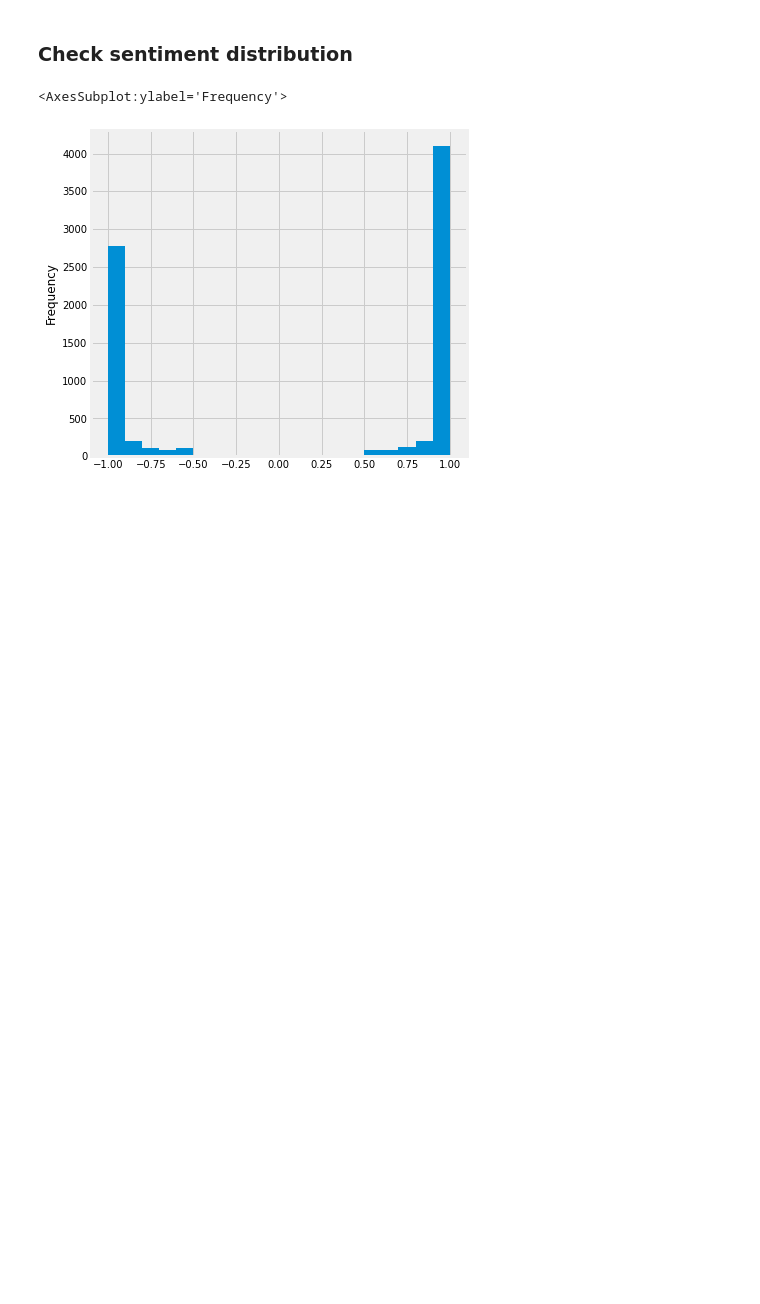
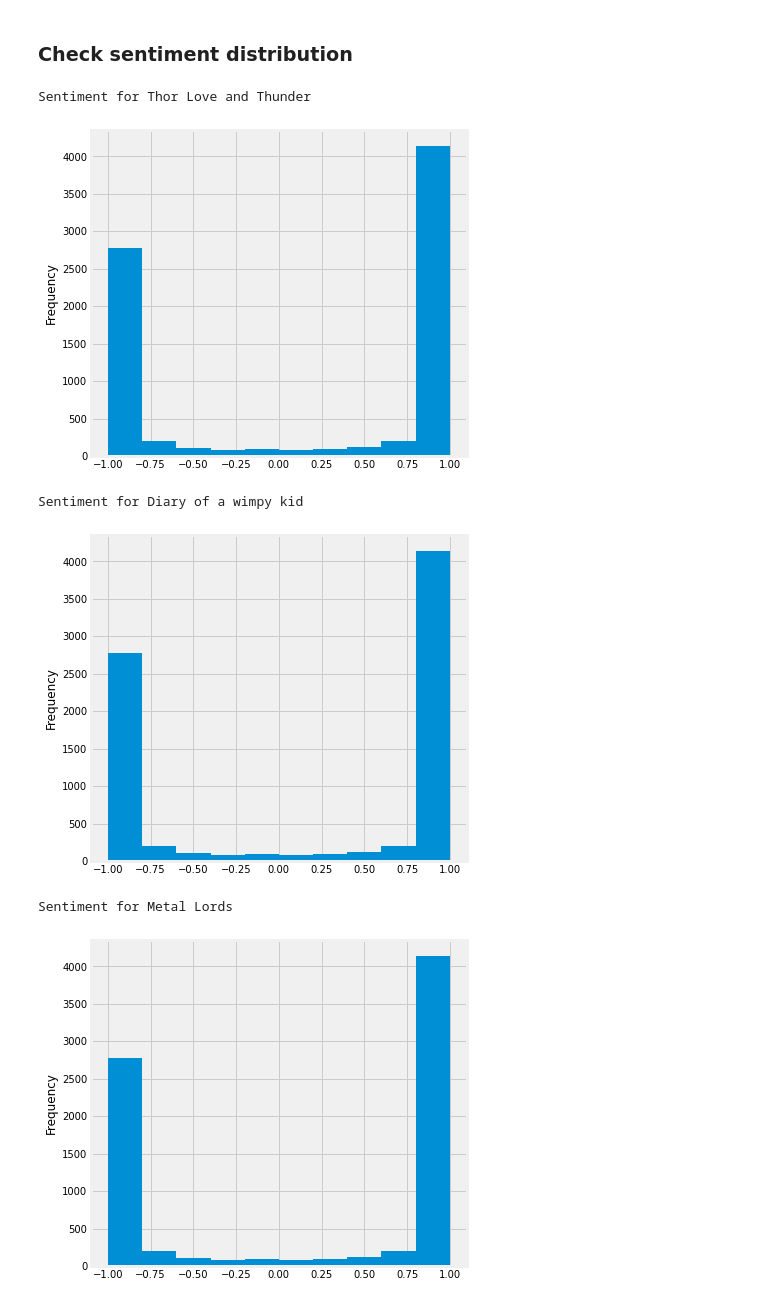
Before and after one commit to ShutDownMan/MinerandoDados, a Jupyter notebook: Trabalho 3/Trabalho_3.ipynb, the cells around one changed output. Cells and saved outputs as stored; diff of their text form; code cells hidden in the pictures; blank space fills up the shorter version.

```diff
--- a/Trabalho 3/Trabalho_3.ipynb
+++ b/Trabalho 3/Trabalho_3.ipynb
@@ -43,8 +45,7 @@ Os próximos trechos de código foram obtidos deste [link](https://medium.com/@d
 # %% [markdown]
 ### Setup account
 # %%
-# log=pd.read_csv('colocar_suas_credenciais')
-consumer_key=os.getenv('API_KEY')
+consumer_key=os.environ['API_KEY']
 consumer_secret=os.environ['API_SECRET']
 access_token=os.environ['ACCESS_TOKEN']
 access_token_secret=os.environ['ACCESS_TOKEN_SECRET']
@@ -71,7 +74,7 @@ tweet_count = 10_000
 df = pd.DataFrame()
 
 for movie in movie_names:
-	t_query = movie + " exclude:retweets"
+	t_query = f"{movie} exclude:retweets"
 	tweets = tweepy.Cursor(api.search_tweets, q=t_query,
 						result_type="recent", count=tweet_count, lang="en").items(tweet_count)
 	list_tweets = [tweet for tweet in tweets]
@@ -91,4 +94,5 @@ for movie in movie_names:
 
 		df = pd.concat([df, curr_df], axis=0)
 
-	display(df.head())
+	display(df.tail())
+	display(df.shape)
@@ -129,10 +162,7 @@ display(df.tail())
 ### Preprocessing
 # %%
 # remove name of person who tweeted
-df['text'] = df['text'].apply((lambda x: re.sub(r'@[A-Za-z0-9]+', '', x)))
-
-# remove hashtags
-df['text'] = df['text'].apply((lambda x: re.sub(r'#', '', x)))
+df['text'] = df['text'].apply((lambda x: re.sub(r'@[_A-Za-z0-9]+', '', x)))
 
 # remove urls
 df['text'] = df['text'].apply((lambda x: re.sub(r'https?://[A-Za-z0-9./]+', '', x)))
@@ -169,7 +199,7 @@ movies = df['movie'].unique()
 print(movies)
 
 stopwords = set(STOPWORDS)
-for stp_word in ['movie', 'thor', 'love', 'thunder', 'metal', 'lords', 'diary', 'wimpy', 'kid']:
+for stp_word in ['movie', 'thor', 'love', 'thunder', 'metal', 'lords', 'diary', 'wimpy', 'kid', 'netflix', 'watching']:
     stopwords.add(stp_word)
 
 for movie in movies:
@@ -178,13 +208,8 @@ for movie in movies:
     wordcloud = WordCloud(
         background_color='white',
         stopwords=stopwords,
-        # max_words=200,
-        # max_font_size=40,
-        # min_font_size=10,
         random_state=42
-    ).generate(str(movie_df['text']))
-
-    wordcloud.to_file('./data/wordcloud.png')
+    ).generate(movie_df['text'].to_string())
 
     print('Wordcloud for {} created'.format(movie))
     plt.figure(figsize=(12, 12))
@@ -301,8 +329,19 @@ display(df.tail())
 # %% [markdown]
 ### Check sentiment distribution
 # %%
-# create sentiment graph
-df['sentiment'].plot(kind='hist', bins=20, figsize=(6, 6))
+movies = df['movie'].unique()
+
+for movie in movies:
+    movie_df = df[df["movie"] == movie]
+
+    # create sentiment graph
+    print('Sentiment for {}'.format(movie))
+    df['sentiment'].plot(kind='hist', bins=10, figsize=(6, 6))
+    plt.show()
 # %% [output]
-<AxesSubplot:ylabel='Frequency'>
+Sentiment for Thor Love and Thunder
-[figure, old version]
+[figure, new version]
+Sentiment for Diary of a wimpy kid
+[figure, added]
+Sentiment for Metal Lords
+[figure, added]
```
Also changed, not shown: parts of 17 cells of this notebook, 2 other files.
